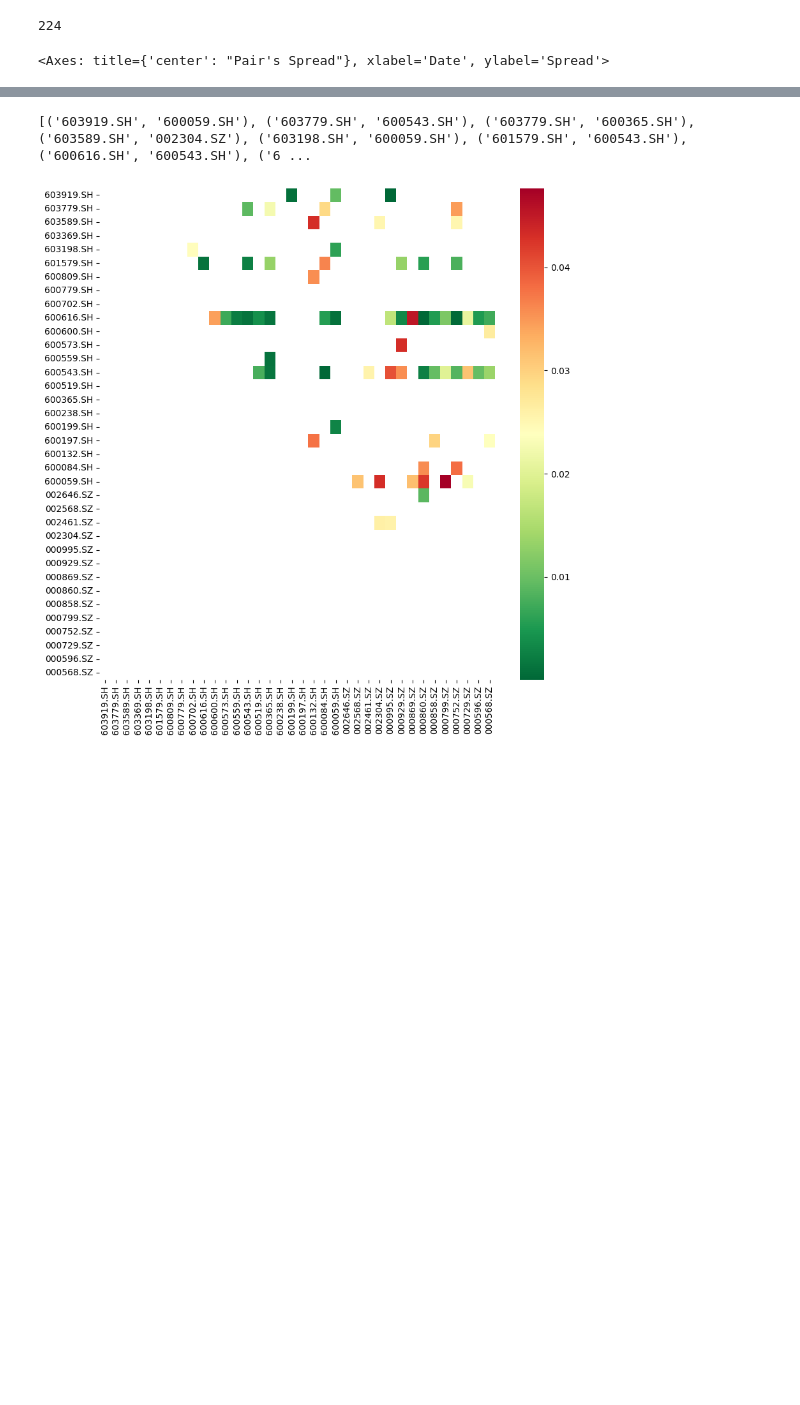
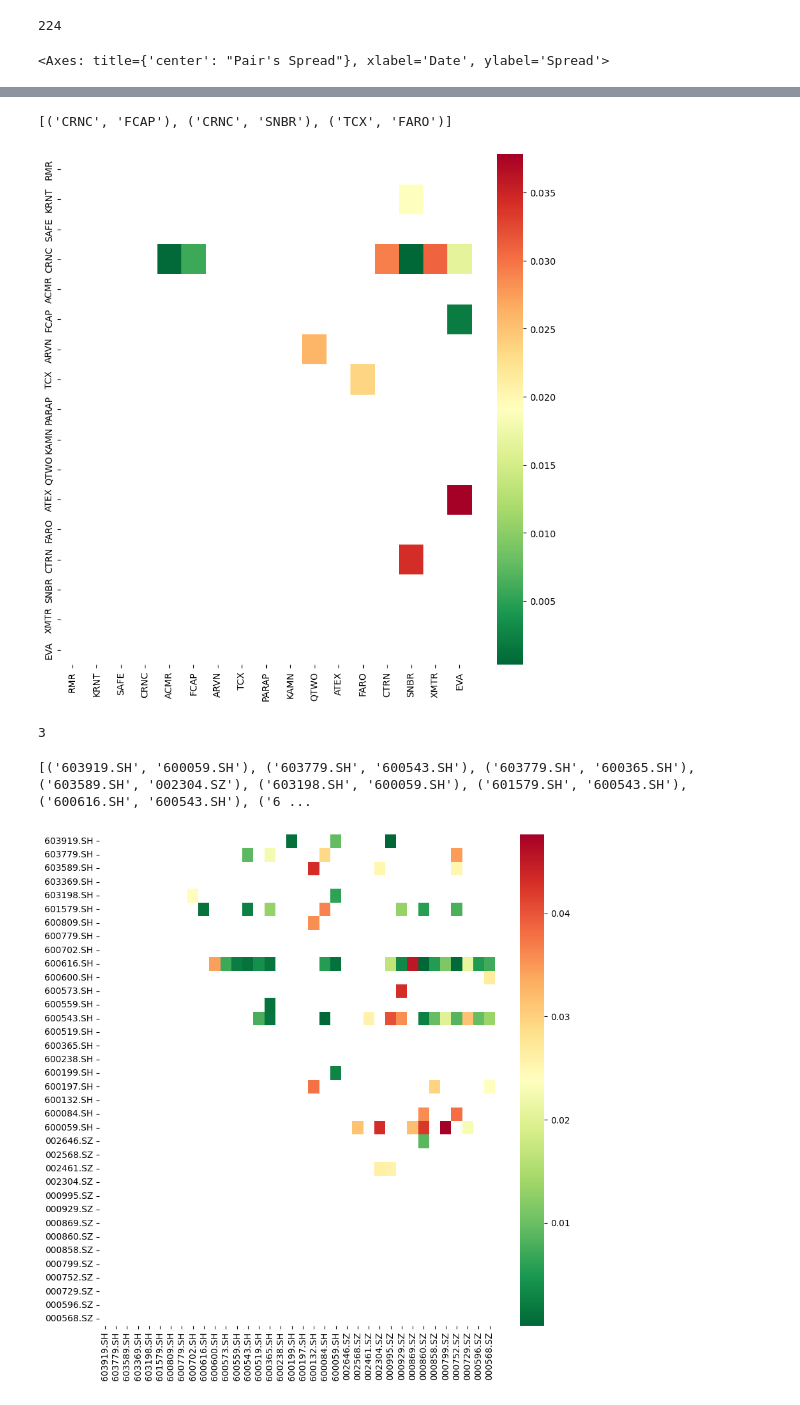
Before and after one commit to waikho/MADS_Capstone, a Jupyter notebook: RL/Pair_Trading_DQN.ipynb, the cells around one changed output, grey strips where cells are left out. Saved outputs shown, nothing was run; the diff lists cells and outputs as text; code cells hidden in the pictures; blank space fills up the shorter version.

Commit message:
RL_DQN_230328_dovetail

```diff
--- a/RL/Pair_Trading_DQN.ipynb
+++ b/RL/Pair_Trading_DQN.ipynb
@@ -648,0 +693,31 @@ def uniquify(path):
+# %%
+###new heatmap function###
+###find cointegration###
+def cointHeatmap(df):
+
+    # Heatmap to show the p-values of the cointegration test between each pair of
+    # stocks. Only show the value in the upper-diagonal of the heatmap
+    #df = pd.read_excel('./data/主题行业类/酒类.xlsx', header=1, index_col=0, skiprows=0)
+    tickers = df.columns
+    scores, pvalues, hr, pairs = find_cointegrated_pairs(df)
+    #import seaborn
+    fig, ax = plt.subplots(figsize=(10,10))
+    seaborn.heatmap(pvalues, xticklabels=tickers, yticklabels=tickers, cmap='RdYlGn_r', mask=(pvalues >= 0.05))
+    print(pairs)
+    return pairs
+# %%
+###dovetail###
+'''
+Read filtered stocks closing prices as CSV
+Find clusters with kmeans and PCA
+Filter out some outlier clusters; key clusters # as a dict
+Find cointegration of each key cluster and plot heatmap
+'''
+n_clusters = 10
+#FilteredClosingDF = pd.read_csv('./data/FilteredClosingDF', header=0)#, index_col=0, skiprows=0)
+dailyDF = pd.read_csv('./data/dailyDF', header=0)#, index_col=0, skiprows=0)
+clusters = findStockClusters(dailyDF, n_clusters)
+good_clusters_dict = findStocksinClusters(clusters, n_clusters)
+#for key in good_clusters_dict.keys():
+#    cointHeatmap(FilteredClosingDF[good_clusters_dict[key]])
+#cointHeatmap(FilteredClosingDF[good_clusters_dict[0]])
@@ -649,3 +740,14 @@ def uniquify(path):
+# %%
+#for key in good_clusters_dict.keys():
+#    cointHeatmap(FilteredClosingDF[good_clusters_dict[key]])
+coint_pairs = cointHeatmap(dailyDF[good_clusters_dict[1]])
+# %% [output]
+[('CRNC', 'FCAP'), ('CRNC', 'SNBR'), ('TCX', 'FARO')]
+[figure, added]
+# %%
+len(coint_pairs)
+# %% [output]
+3
 # %%
 # Heatmap to show the p-values of the cointegration test between each pair of
 # stocks. Only show the value in the upper-diagonal of the heatmap
```
Also changed, not shown: parts of 7 cells of this notebook, 2 other files.
